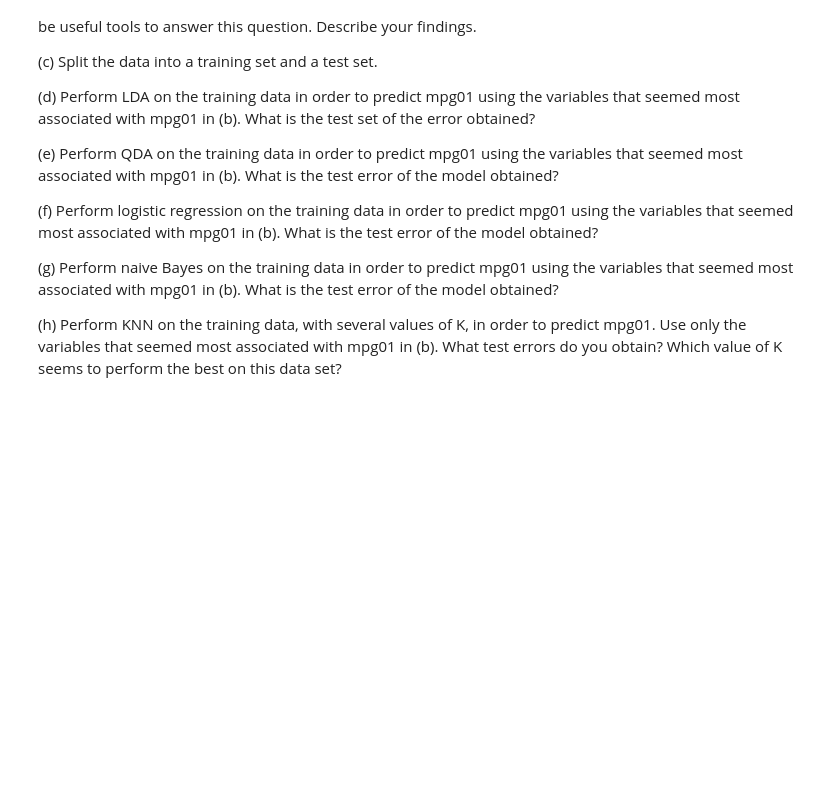
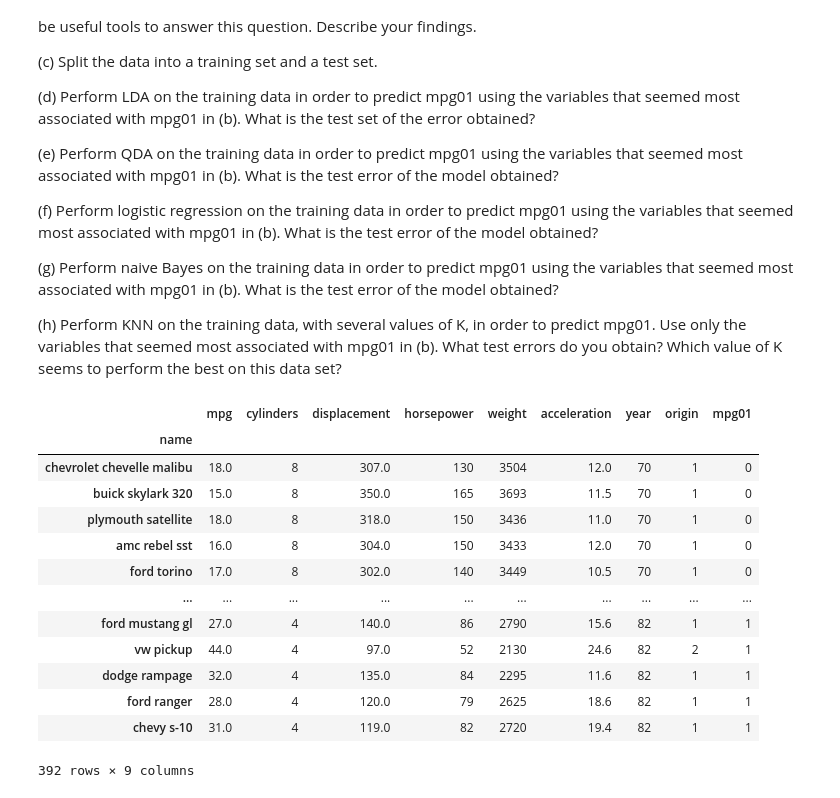
Before and after one commit to Nesu-tech/Methods_In_Data_Science, a Jupyter notebook: HW3.ipynb, the cells around one changed output. Cells and saved outputs as stored; diff of their text form; code cells hidden in the pictures; blank space fills up the shorter version.

```diff
--- a/HW3.ipynb
+++ b/HW3.ipynb
@@ -164,3 +328,30 @@ in (b). What is the test error of the model obtained?
 order to predict mpg01. Use only the variables that seemed most
 associated with mpg01 in (b). What test errors do you obtain?
 Which value of K seems to perform the best on this data set?
+# %%
+#(a)Create a binary variable, mpg01, that contains a 1 if mpg contains
+#a value above its median, and a 0 if mpg contains a value below
+#its median. You can compute the median using the median()
+#method of the data frame. Note you may find it helpful to add
+#a column mpg01 to the data frame by assignment. Assuming you
+#have stored the data frame as Auto, this can be done as follows:
+#Auto['mpg01'] = mpg01
+Auto = load_data("Auto")
+Auto
+Auto['mpg01'] = (Auto['mpg'] > Auto['mpg'].median()).astype(int)
+Auto
+# %% [output]
+|  | mpg | cylinders | displacement | horsepower | weight | acceleration | year | origin | mpg01 |
+| name |  |  |  |  |  |  |  |  |  |
+| chevrolet chevelle malibu | 18.0 | 8 | 307.0 | 130 | 3504 | 12.0 | 70 | 1 | 0 |
+| buick skylark 320 | 15.0 | 8 | 350.0 | 165 | 3693 | 11.5 | 70 | 1 | 0 |
+| plymouth satellite | 18.0 | 8 | 318.0 | 150 | 3436 | 11.0 | 70 | 1 | 0 |
+| amc rebel sst | 16.0 | 8 | 304.0 | 150 | 3433 | 12.0 | 70 | 1 | 0 |
+| ford torino | 17.0 | 8 | 302.0 | 140 | 3449 | 10.5 | 70 | 1 | 0 |
+| ... | ... | ... | ... | ... | ... | ... | ... | ... | ... |
+| ford mustang gl | 27.0 | 4 | 140.0 | 86 | 2790 | 15.6 | 82 | 1 | 1 |
+| vw pickup | 44.0 | 4 | 97.0 | 52 | 2130 | 24.6 | 82 | 2 | 1 |
+| dodge rampage | 32.0 | 4 | 135.0 | 84 | 2295 | 11.6 | 82 | 1 | 1 |
+| ford ranger | 28.0 | 4 | 120.0 | 79 | 2625 | 18.6 | 82 | 1 | 1 |
+| chevy s-10 | 31.0 | 4 | 119.0 | 82 | 2720 | 19.4 | 82 | 1 | 1 |
+392 rows × 9 columns
```
Also changed, not shown: parts of 17 cells of this notebook.
